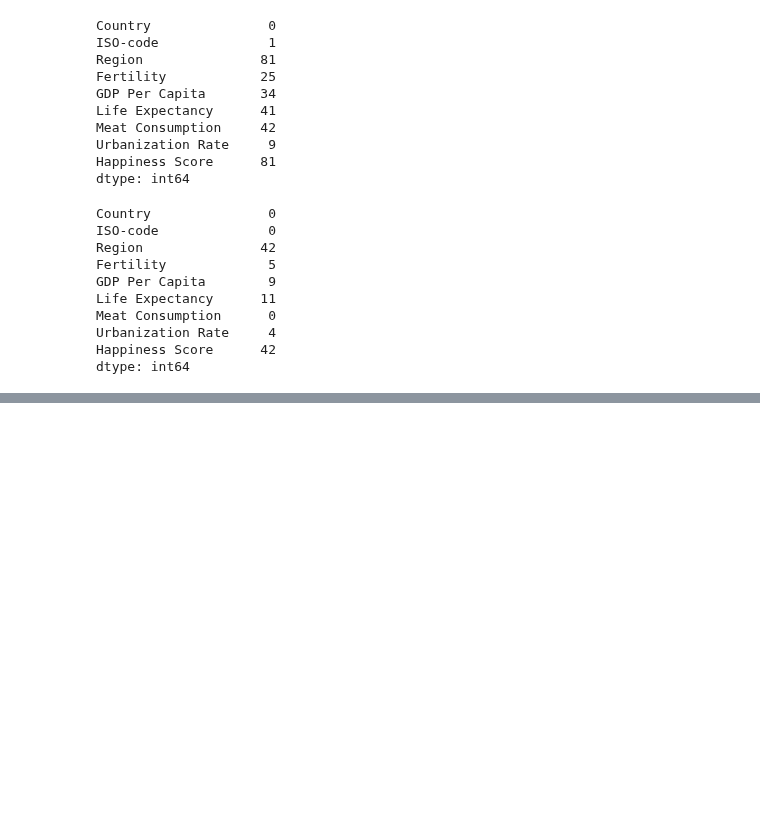
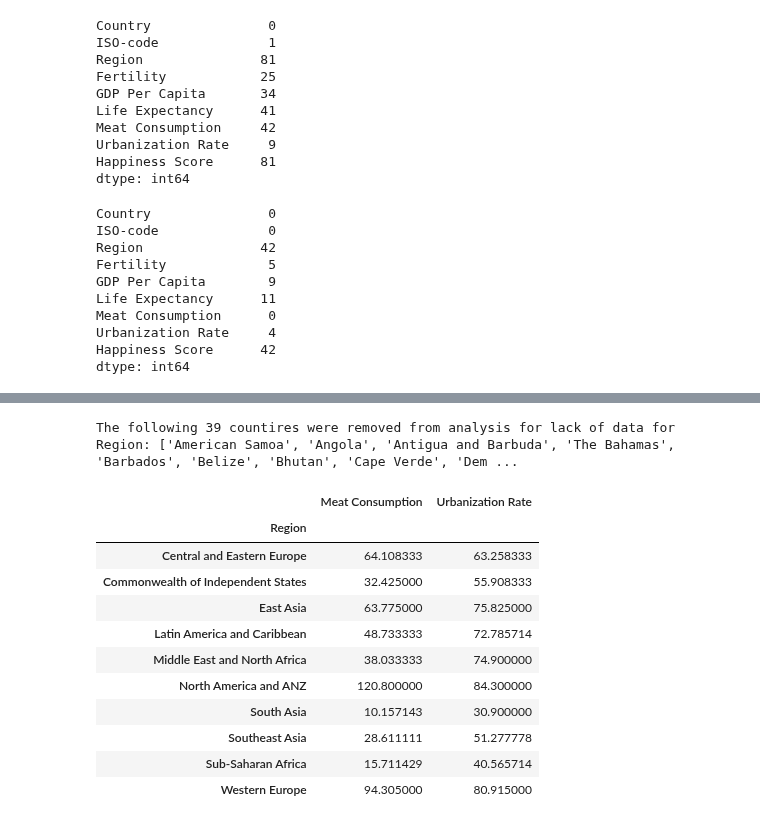
Before and after one commit to ermcgrew/bootcamp_project_one, a Jupyter notebook: data_analysis.ipynb, the cells around one changed output, grey strips where cells are left out. Cells and saved outputs as stored; diff of their text form; code cells hidden in the pictures; blank space fills up the shorter version.

```diff
--- a/data_analysis.ipynb
+++ b/data_analysis.ipynb
@@ -302,0 +307,25 @@ The r value is: 0.53487
+# %%
+blank_region = urban_data_df_nona.loc[urban_data_df_nona["Region"].isna()]
+blank_region_list = list(blank_region["Country"])
+print(f'The following {len(blank_region_list)} countires were removed from analysis for lack of data for Region: {blank_region_list}')
+# %% [output]
+The following 39 countires were removed from analysis for lack of data for Region: ['American Samoa', 'Angola', 'Antigua and Barbuda', 'The Bahamas', 'Barbados', 'Belize', 'Bhutan', 'Cape Verde', 'Dem ...
+# %%
+region_noblanks = urban_data_df_nona.loc[~urban_data_df_nona["Country"].isin(blank_region_list)]
+
+regions_group = region_noblanks.groupby("Region")
+# %%
+regions_group.mean()
+# %% [output]
+|  | Meat Consumption | Urbanization Rate |
+| Region |  |  |
+| Central and Eastern Europe | 64.108333 | 63.258333 |
+| Commonwealth of Independent States | 32.425000 | 55.908333 |
+| East Asia | 63.775000 | 75.825000 |
+| Latin America and Caribbean | 48.733333 | 72.785714 |
+| Middle East and North Africa | 38.033333 | 74.900000 |
+| North America and ANZ | 120.800000 | 84.300000 |
+| South Asia | 10.157143 | 30.900000 |
+| Southeast Asia | 28.611111 | 51.277778 |
+| Sub-Saharan Africa | 15.711429 | 40.565714 |
+| Western Europe | 94.305000 | 80.915000 |
```
Also changed, not shown: parts of 11 cells of this notebook.
